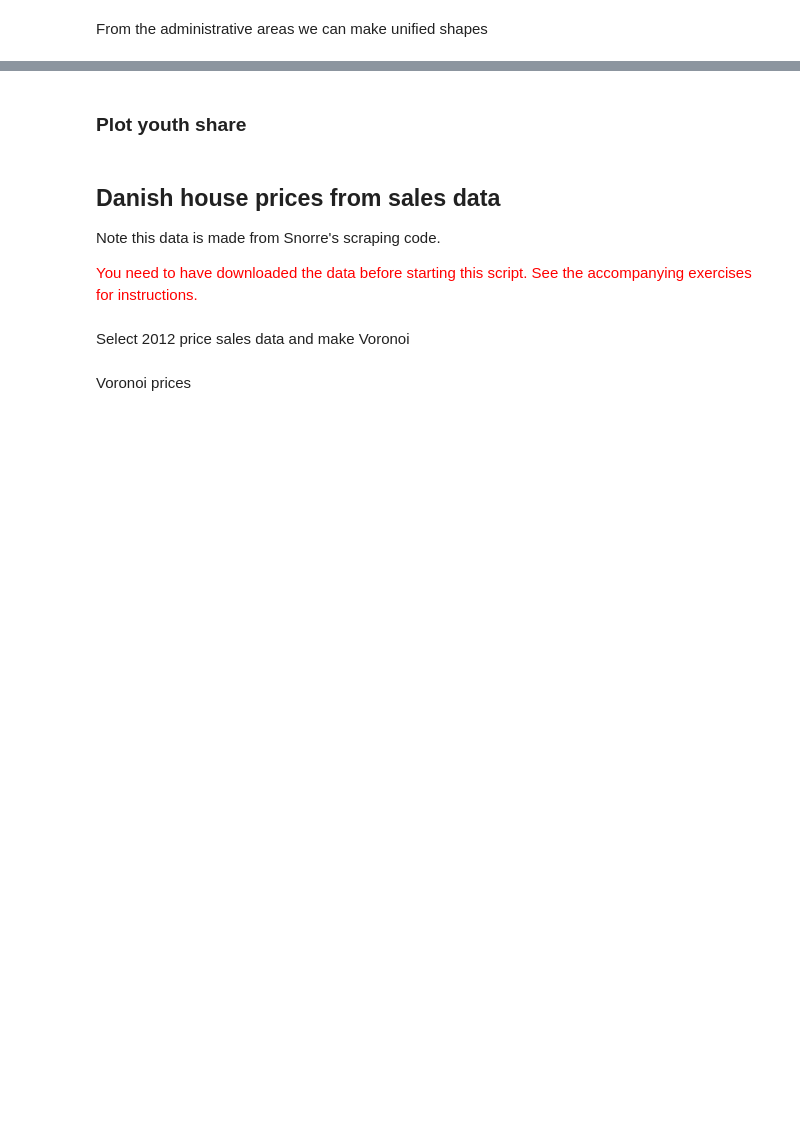
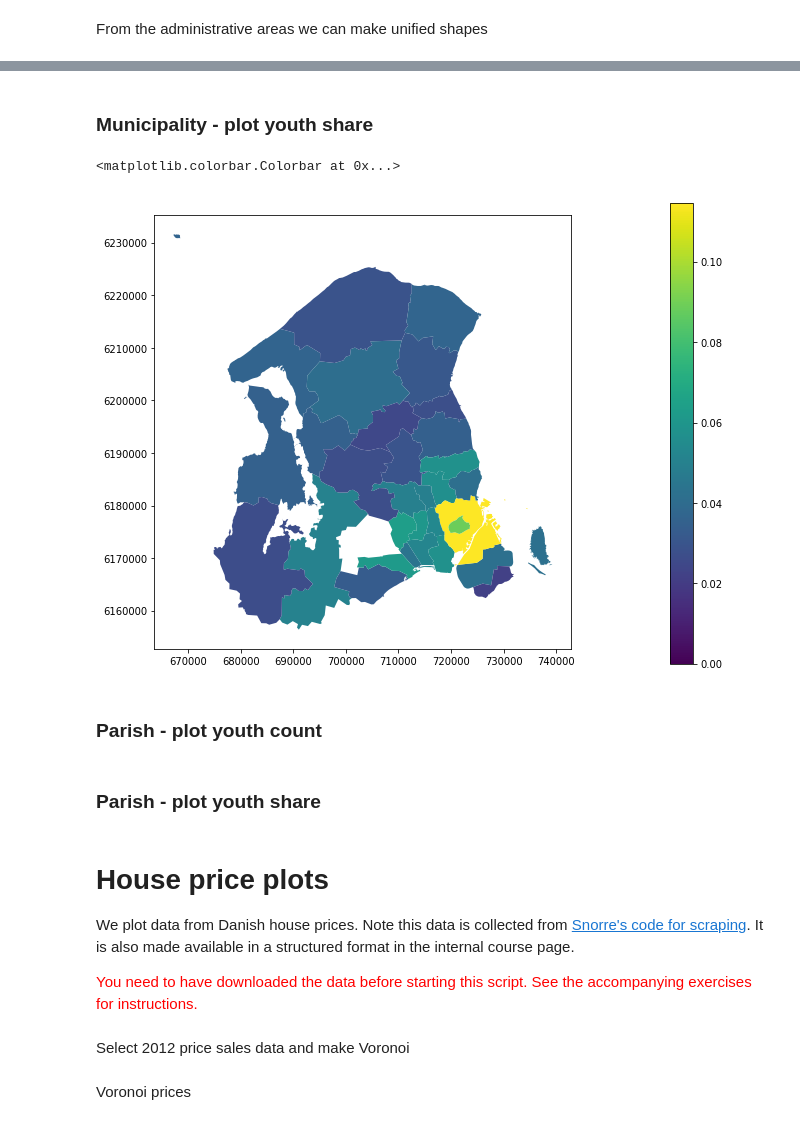
Before and after one commit to thornoe/topics_in_social_data_science, a Jupyter notebook: sessions/S9_Spatial-1/spatial_data_auxiliary.ipynb, the cells around one changed output, grey strips where cells are left out. Saved outputs shown, nothing was run; the diff lists cells and outputs as text; code cells hidden in the pictures; blank space fills up the shorter version.

```diff
--- a/sessions/S9_Spatial-1/spatial_data_auxiliary.ipynb
+++ b/sessions/S9_Spatial-1/spatial_data_auxiliary.ipynb
@@ -226,3 +279,28 @@ gdf_parish_young_cap_reg = gdf_parish_young[gdf_parish_young.intersects(cap_regi
+# %% [markdown]
+### Municipality - plot youth share
+# %%
+share_max = gdf_mun_young_cap_reg['Share of young (20-30)'].max()
+
+vmin, vmax = 0, share_max
+ax = gdf_mun_young_cap_reg\
+    .plot(column=c_share,
+          figsize=(11,8),
+          vmin=vmin,
+          vmax=vmax,
+          cmap='viridis')
+
+# add colorbar
+f_cph_young_share_mun = ax.get_figure()
+cax = f_cph_young_share_mun.add_axes([0.9, 0.1, 0.03, 0.8])
+sm = plt.cm.ScalarMappable(cmap='viridis', norm=plt.Normalize(vmin=vmin, vmax=vmax))
+# fake up the array of the scalar mappable. Urgh...
+sm._A = []
+f_cph_young_share_mun.colorbar(sm, cax=cax)
+# %% [output]
+<matplotlib.colorbar.Colorbar at 0x...>
+[figure, added]
+# %% [markdown]
+### Parish - plot youth count
 # %%
 vmin, vmax = 0, 7500
 ax = gdf_parish_young_cap_reg\
@@ -240,7 +318,7 @@ sm = plt.cm.ScalarMappable(cmap='viridis', norm=plt.Normalize(vmin=vmin, vmax=vm
 sm._A = []
 f_cph_young_count.colorbar(sm, cax=cax)
 # %% [markdown]
-### Plot youth share
+### Parish - plot youth share
 # %%
 vmin, vmax = 0, .5
 ax = gdf_parish_young_cap_reg\
@@ -260,7 +338,7 @@ f_cph_young.colorbar(sm, cax=cax)
 # %% [markdown]
-## Danish house prices from sales data
+# House price plots
 
-Note this data is made from Snorre's scraping code.
+We plot data from Danish house prices. Note this data is collected from [Snorre's code for scraping](https://github.com/abjer/tsds2018/blob/master/data/scraping_examples/scraping-boligsiden.ipynb). It is also made available in a structured format in the internal course page.
 
 <p><FONT color=red>You need to have downloaded the data before starting this script. See the accompanying exercises for instructions.</FONT></p>
 # %%
```
Also changed, not shown: parts of 24 cells of this notebook.
